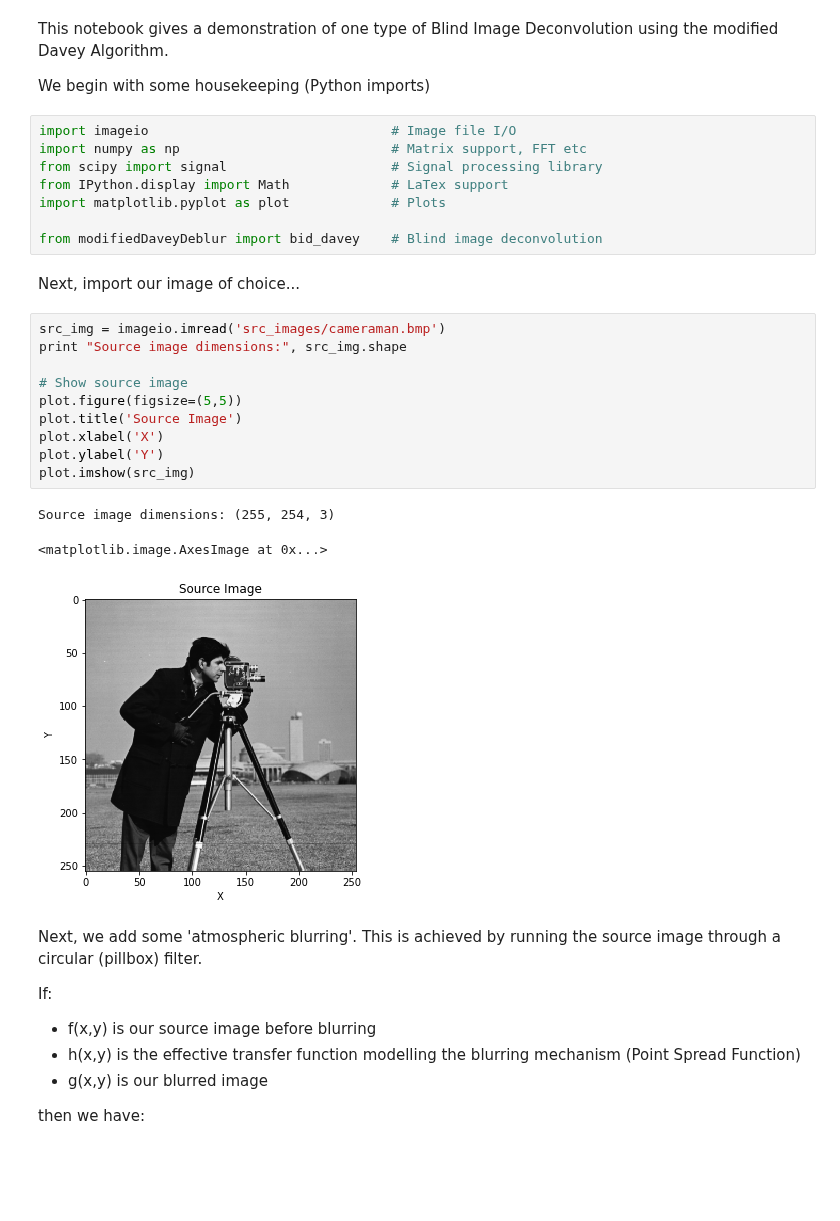
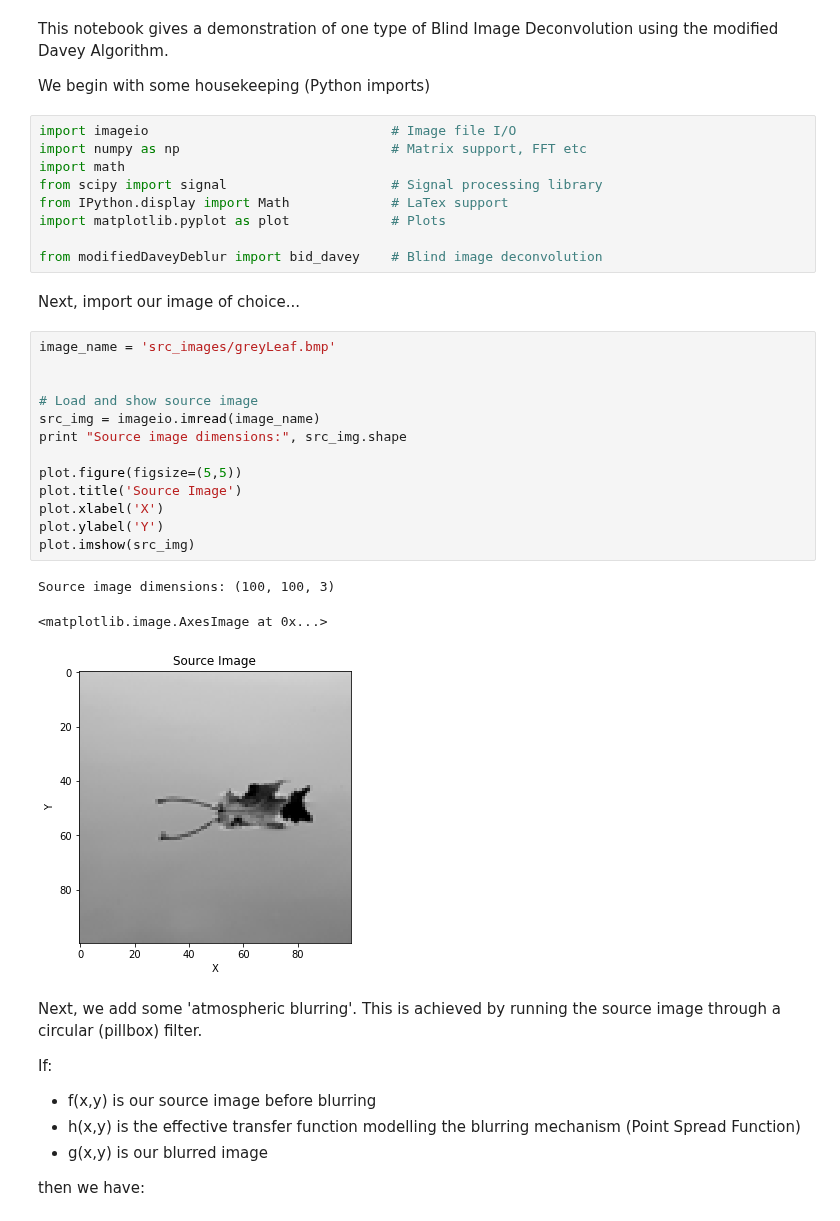
Before and after one commit to BohanZhai/bid_presentation, a Jupyter notebook: Blind Image Deconvolution Demonstration.ipynb, the cells around one changed output. Drawn from its saved outputs; the diff is of its cells as text; blank space fills up the shorter version.

```diff
--- a/Blind Image Deconvolution Demonstration.ipynb
+++ b/Blind Image Deconvolution Demonstration.ipynb
@@ -7,6 +7,7 @@ We begin with some housekeeping (Python imports)
 # %%
 import imageio                               # Image file I/O
 import numpy as np                           # Matrix support, FFT etc
+import math
 from scipy import signal                     # Signal processing library
 from IPython.display import Math             # LaTex support
 import matplotlib.pyplot as plot             # Plots
@@ -15,19 +16,22 @@ from modifiedDaveyDeblur import bid_davey    # Blind image deconvolution
 # %% [markdown]
 Next, import our image of choice...
 # %%
-src_img = imageio.imread('src_images/cameraman.bmp')
+image_name = 'src_images/greyLeaf.bmp'
+
+
+# Load and show source image
+src_img = imageio.imread(image_name)
 print "Source image dimensions:", src_img.shape
 
-# Show source image
 plot.figure(figsize=(5,5))
 plot.title('Source Image')
 plot.xlabel('X')
 plot.ylabel('Y')
 plot.imshow(src_img)
 # %% [output]
-Source image dimensions: (255, 254, 3)
+Source image dimensions: (100, 100, 3)
 <matplotlib.image.AxesImage at 0x...>
-[figure, old version]
+[figure, new version]
 # %% [markdown]
 Next, we add some 'atmospheric blurring'. This is achieved by running the source image through a circular (pillbox) filter.
 
```
Also changed, not shown: parts of 2 cells of this notebook, 2 other files.
